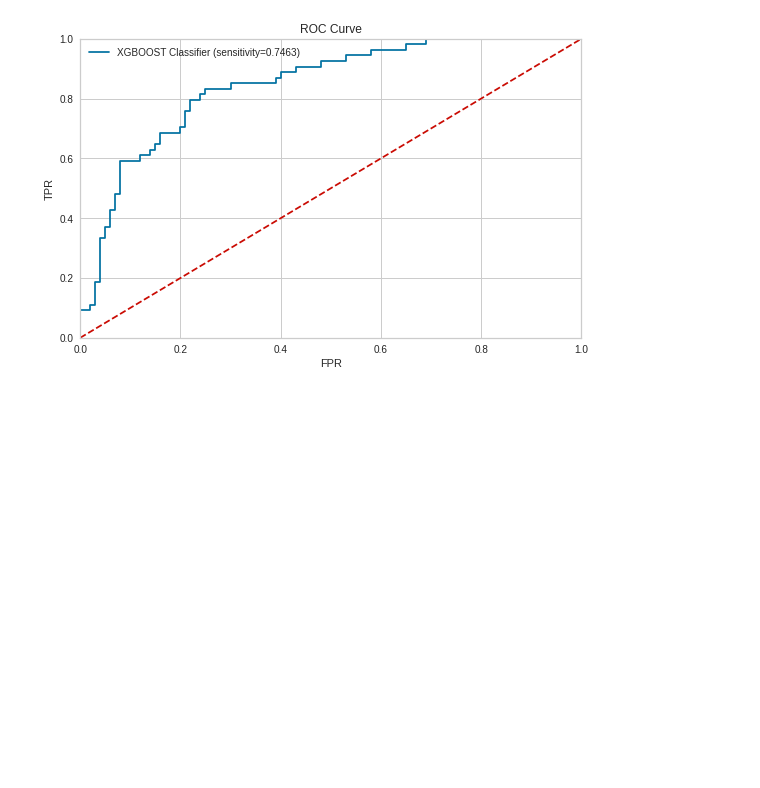
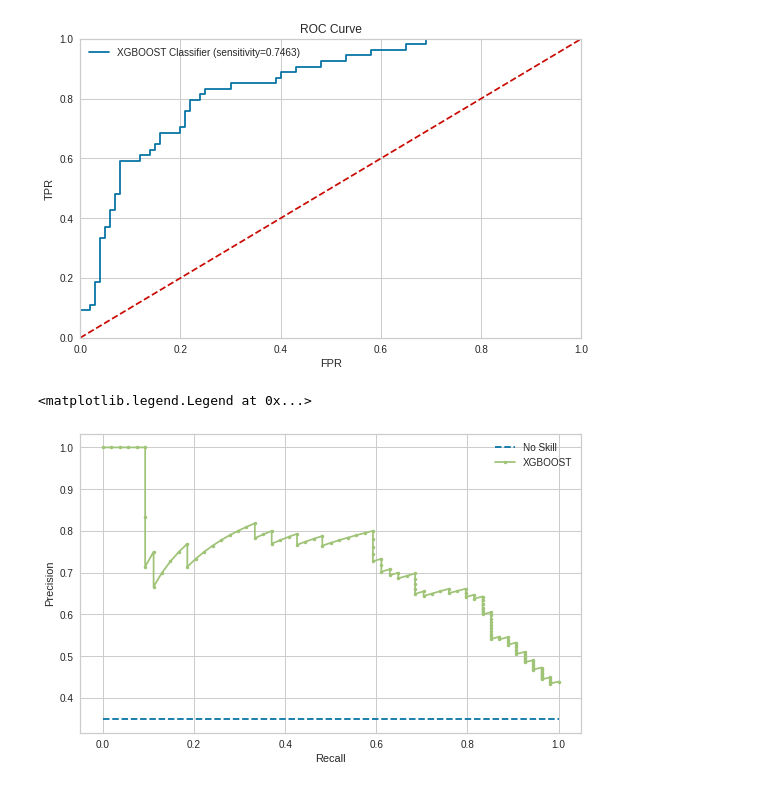
Before and after one commit to dajebbar/Diabetes-Classification, a Jupyter notebook: Multicollinearity_and_VIF.ipynb, the cells around one changed output. Cells and saved outputs as stored; diff of their text form; code cells hidden in the pictures; blank space fills up the shorter version.

```diff
--- a/Multicollinearity_and_VIF.ipynb
+++ b/Multicollinearity_and_VIF.ipynb
@@ -396,3 +396,29 @@ plt.legend()
 # %% [output]
 <matplotlib.legend.Legend at 0x...>
 [figure]
+# %%
+from sklearn.metrics import (
+    precision_recall_curve,
+    auc,
+)
+
+# Calculate the no skill line as the proportion of the positive class
+no_skill = len(target[target==1]) / len(target)
+
+# Plot the no skill precision-recall curve
+plt.plot([0, 1], [no_skill, no_skill], linestyle='--', label='No Skill')
+
+# Calculate the model precision-recall curve
+precision, recall, _ = precision_recall_curve(y_test, model_probs)
+
+# Plot the model precision-recall curve
+plt.plot(recall, precision, marker='.', label='XGBOOST')
+
+# Axes labels
+plt.xlabel('Recall')
+plt.ylabel('Precision')
+
+plt.legend()
+# %% [output]
+<matplotlib.legend.Legend at 0x...>
+[figure, added]
```
